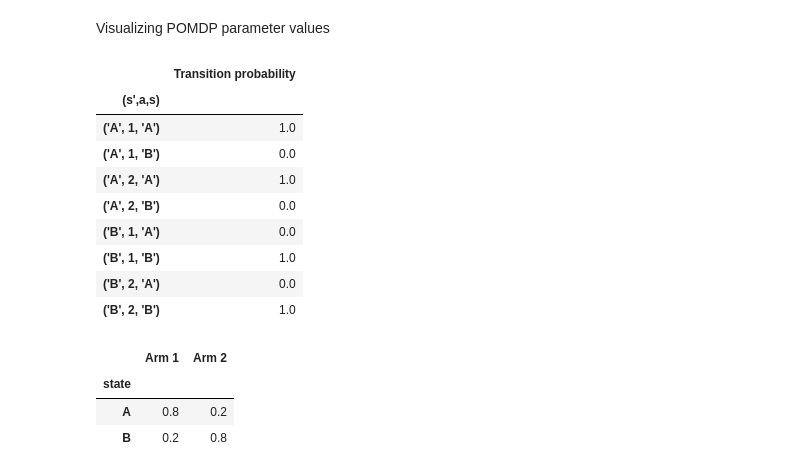
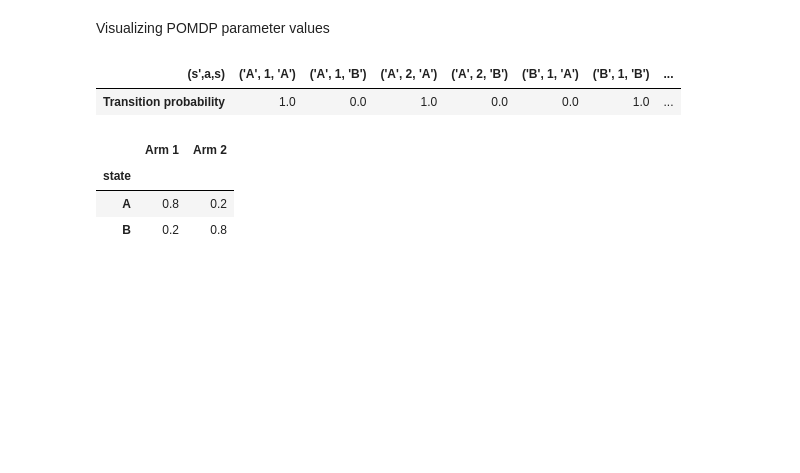
Before and after one commit to malikbf5/FSC-optimization, a Jupyter notebook: Bernoulli Bandits/Bernoulli Bandits.ipynb, the cells around one changed output. Saved outputs shown, nothing was run; the diff lists cells and outputs as text; code cells hidden in the pictures; blank space fills up the shorter version.

```diff
--- a/Bernoulli Bandits/Bernoulli Bandits.ipynb
+++ b/Bernoulli Bandits/Bernoulli Bandits.ipynb
@@ -119,23 +119,16 @@ Visualizing POMDP parameter values
 # %%
 def statename(state):
     return 'A' if state == 0 else 'B'
 state_transition_model_dict = {
     str((statename(sprime),action +1,statename(state))): state_transition_model[sprime,action,state]
     for sprime,action,state in product(s,a,s)
 }
 state_transition_model_df = pd.DataFrame(state_transition_model_dict, index=['Transition probability'])
-state_transition_model_df.rename_axis("(s',a,s)", axis="columns").T
+state_transition_model_df = state_transition_model_df.rename_axis("(s',a,s)", axis="columns")
+state_transition_model_df
 # %% [output]
-|  | Transition probability |
-| (s',a,s) |  |
-| ('A', 1, 'A') | 1.0 |
-| ('A', 1, 'B') | 0.0 |
-| ('A', 2, 'A') | 1.0 |
-| ('A', 2, 'B') | 0.0 |
-| ('B', 1, 'A') | 0.0 |
-| ('B', 1, 'B') | 1.0 |
-| ('B', 2, 'A') | 0.0 |
-| ('B', 2, 'B') | 1.0 |
+| (s',a,s) | ('A', 1, 'A') | ('A', 1, 'B') | ('A', 2, 'A') | ('A', 2, 'B') | ('B', 1, 'A') | ('B', 1, 'B') | ... |
+| Transition probability | 1.0 | 0.0 | 1.0 | 0.0 | 0.0 | 1.0 | ... |
 # %%
 rewarddf = pd.DataFrame(reward_model, index=['A', 'B'], columns=['Arm 1', 'Arm 2'])
 rewarddf.rename_axis("state", axis="index")
```
Also changed, not shown: parts of 28 cells of this notebook.
